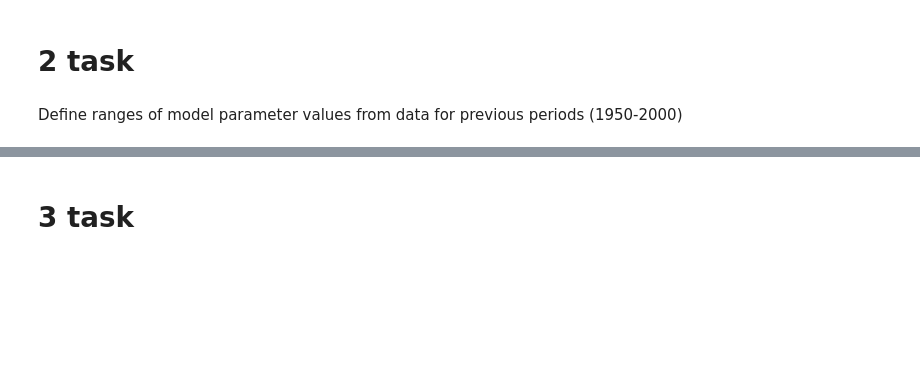
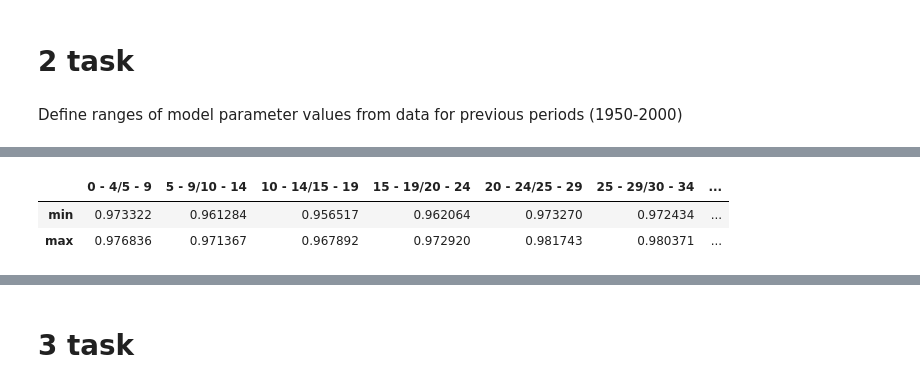
Before and after one commit to bogya345/DiscModel_labs, a Jupyter notebook: lab2.ipynb, the cells around one changed output, grey strips where cells are left out. Cells and saved outputs as stored; diff of their text form; code cells hidden in the pictures; blank space fills up the shorter version.

```diff
--- a/lab2.ipynb
+++ b/lab2.ipynb
@@ -404,0 +445,8 @@ Model(Si['S1'])
+# %%
+surv_female_ranges = calc_surv_rates_mean(dfem, labels, 'f')
+min_max_surv_female = surv_female_ranges.describe().loc[['min','max']]
+min_max_surv_female
+# %% [output]
+|  | 0 - 4/5 - 9 | 5 - 9/10 - 14 | 10 - 14/15 - 19 | 15 - 19/20 - 24 | 20 - 24/25 - 29 | 25 - 29/30 - 34 | ... |
+| min | 0.973322 | 0.961284 | 0.956517 | 0.962064 | 0.973270 | 0.972434 | ... |
+| max | 0.976836 | 0.971367 | 0.967892 | 0.972920 | 0.981743 | 0.980371 | ... |
```
Also changed, not shown: parts of 19 cells of this notebook.
